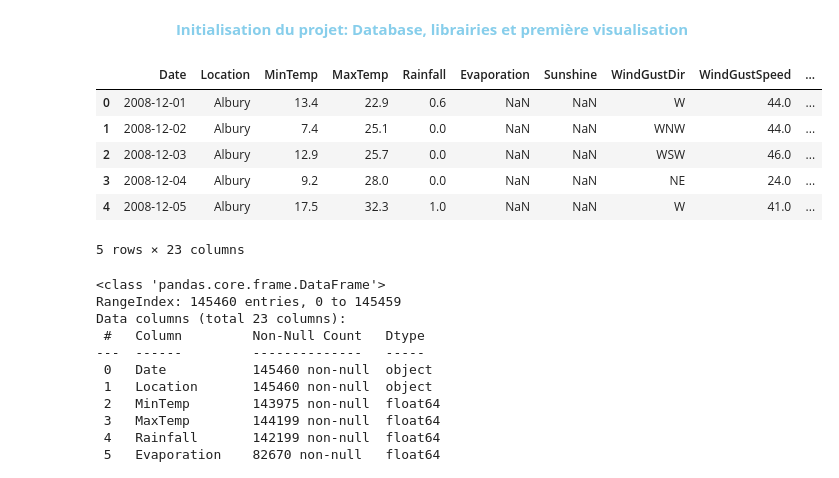
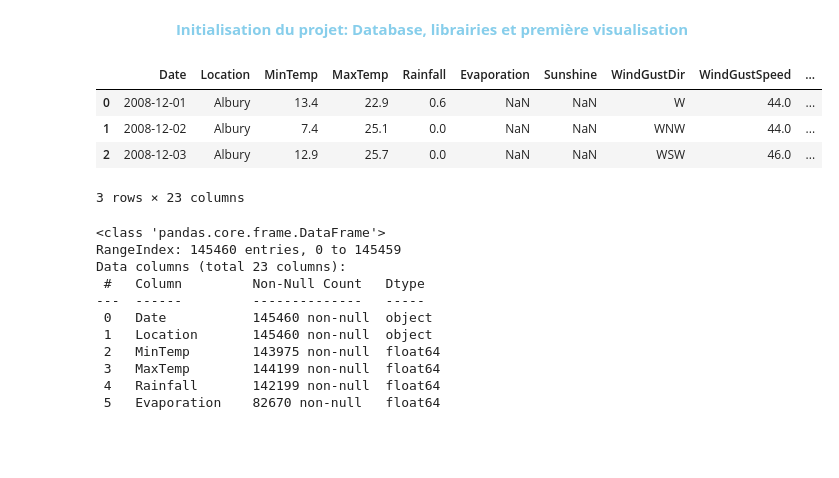
Before and after one commit to thomaspons/aug25cds_meteo_tp, a Jupyter notebook: notebooks/DS_project_weatherAUS.ipynb, the cells around one changed output. Cells and saved outputs as stored; diff of their text form; code cells hidden in the pictures; blank space fills up the shorter version.

```diff
--- a/notebooks/DS_project_weatherAUS.ipynb
+++ b/notebooks/DS_project_weatherAUS.ipynb
@@ -22,15 +36,13 @@ import seaborn as sns
 %matplotlib inline
 # %%
 df = pd.read_csv("../data/weatherAUS.csv")
-df.head()
+df.head(3)
 # %% [output]
 |  | Date | Location | MinTemp | MaxTemp | Rainfall | Evaporation | Sunshine | WindGustDir | WindGustSpeed | ... |
 | 0 | 2008-12-01 | Albury | 13.4 | 22.9 | 0.6 | NaN | NaN | W | 44.0 | ... |
 | 1 | 2008-12-02 | Albury | 7.4 | 25.1 | 0.0 | NaN | NaN | WNW | 44.0 | ... |
 | 2 | 2008-12-03 | Albury | 12.9 | 25.7 | 0.0 | NaN | NaN | WSW | 46.0 | ... |
-| 3 | 2008-12-04 | Albury | 9.2 | 28.0 | 0.0 | NaN | NaN | NE | 24.0 | ... |
-| 4 | 2008-12-05 | Albury | 17.5 | 32.3 | 1.0 | NaN | NaN | W | 41.0 | ... |
-5 rows × 23 columns
+3 rows × 23 columns
 # %%
 display(df.info())
 # %% [output]
```
Also changed, not shown: parts of 8 cells of this notebook.
